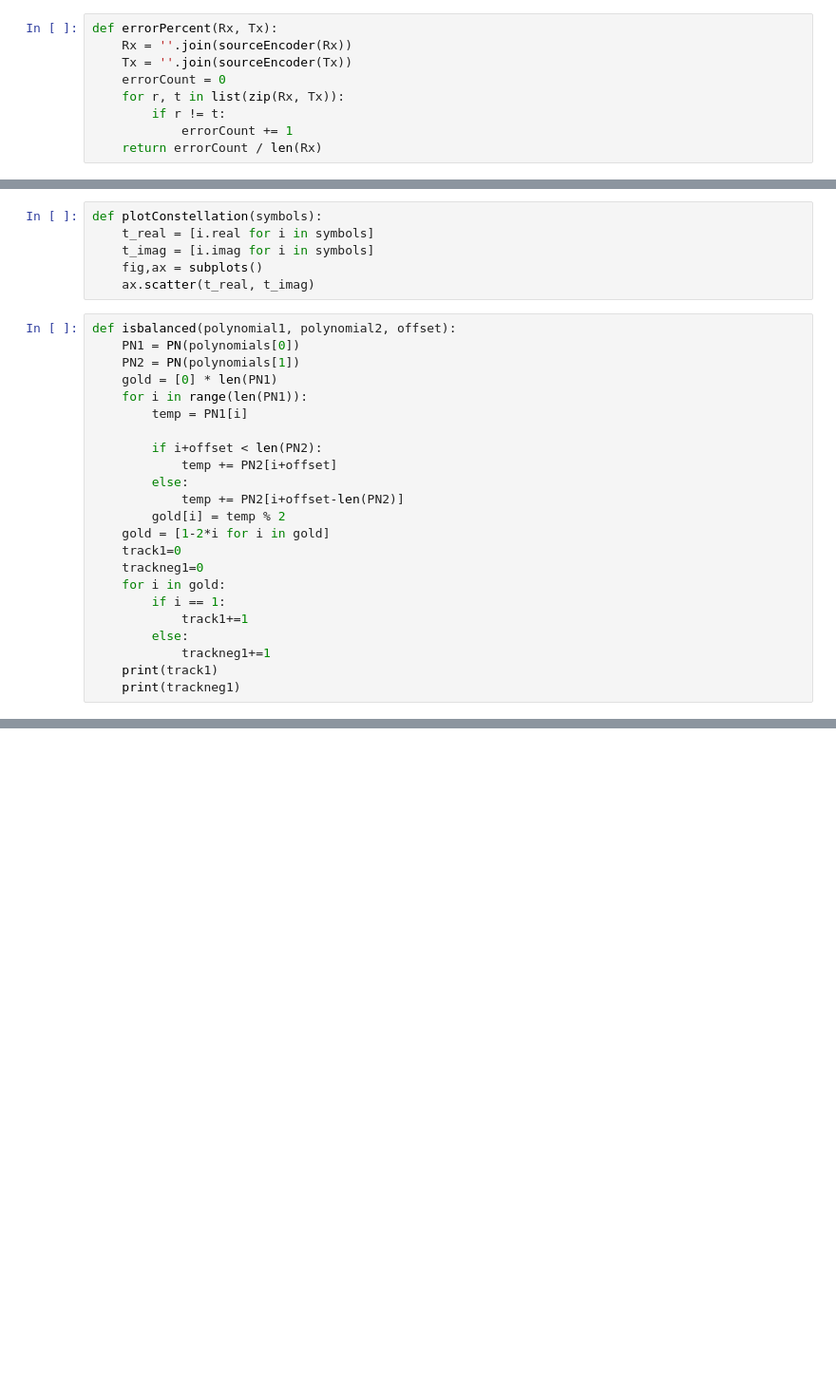
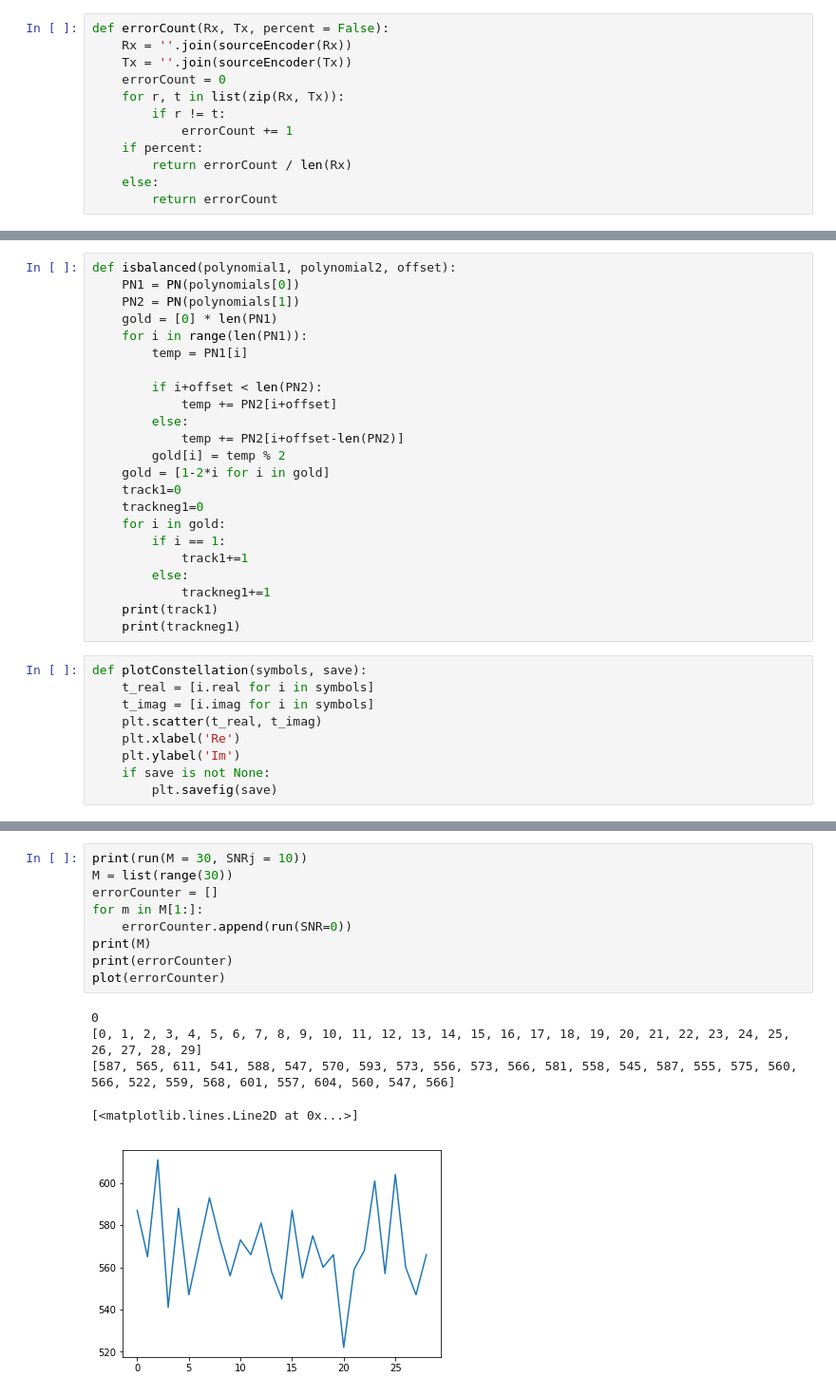
Before and after one commit to EdwardStables/CommsCW, a Jupyter notebook: Jupyter Workings/Workbook for signal processing.ipynb, the cells around one changed output, grey strips where cells are left out. Shown: that part at 95% size. Drawn from its saved outputs; the diff is of its cells as text; blank space fills up the shorter version.

```diff
--- a/Jupyter Workings/Workbook for signal processing.ipynb
+++ b/Jupyter Workings/Workbook for signal processing.ipynb
@@ -38,14 +38,17 @@ def signalPower(T):
         summation += (abs(i))**2
     return summation/len(T)
 # %%
-def errorPercent(Rx, Tx):
+def errorCount(Rx, Tx, percent = False):
     Rx = ''.join(sourceEncoder(Rx))
     Tx = ''.join(sourceEncoder(Tx))
     errorCount = 0
     for r, t in list(zip(Rx, Tx)):
         if r != t:
             errorCount += 1
-    return errorCount / len(Rx)
+    if percent:
+        return errorCount / len(Rx)
+    else:
+        return errorCount
 # %%
 def spreader(T, gold, M = 1):
 
@@ -129,12 +132,6 @@ def sourceEncoder(message):
     #Creates a list of 8 digit binary characters for the message returns as a list of strings
     integers = [ord(character) for character in message]
     return ['{0:08b}'.format(integer) for integer in integers]
-# %%
-def plotConstellation(symbols):
-    t_real = [i.real for i in symbols]
-    t_imag = [i.imag for i in symbols]
-    fig,ax = subplots()
-    ax.scatter(t_real, t_imag)
 # %%
 def isbalanced(polynomial1, polynomial2, offset):
     PN1 = PN(polynomials[0])
@@ -158,3 +155,12 @@ def isbalanced(polynomial1, polynomial2, offset):
             trackneg1+=1
     print(track1)
     print(trackneg1)
+# %%
+def plotConstellation(symbols, save):
+    t_real = [i.real for i in symbols]
+    t_imag = [i.imag for i in symbols]
+    plt.scatter(t_real, t_imag)
+    plt.xlabel('Re')
+    plt.ylabel('Im')
+    if save is not None:
+        plt.savefig(save)
@@ -224,0 +234,15 @@ Lorem ipsum dolor sit amet, consectetur adipiscing elit. Suspendisse non orci se
+# %%
+print(run(M = 30, SNRj = 10))
+M = list(range(30))
+errorCounter = []
+for m in M[1:]:
+    errorCounter.append(run(SNR=0))
+print(M)
+print(errorCounter)
+plot(errorCounter)
+# %% [output]
+0
+[0, 1, 2, 3, 4, 5, 6, 7, 8, 9, 10, 11, 12, 13, 14, 15, 16, 17, 18, 19, 20, 21, 22, 23, 24, 25, 26, 27, 28, 29]
+[587, 565, 611, 541, 588, 547, 570, 593, 573, 556, 573, 566, 581, 558, 545, 587, 555, 575, 560, 566, 522, 559, 568, 601, 557, 604, 560, 547, 566]
+[<matplotlib.lines.Line2D at 0x...>]
+[figure, added]
```
Also changed, not shown: parts of 5 cells of this notebook, 5 other files.
